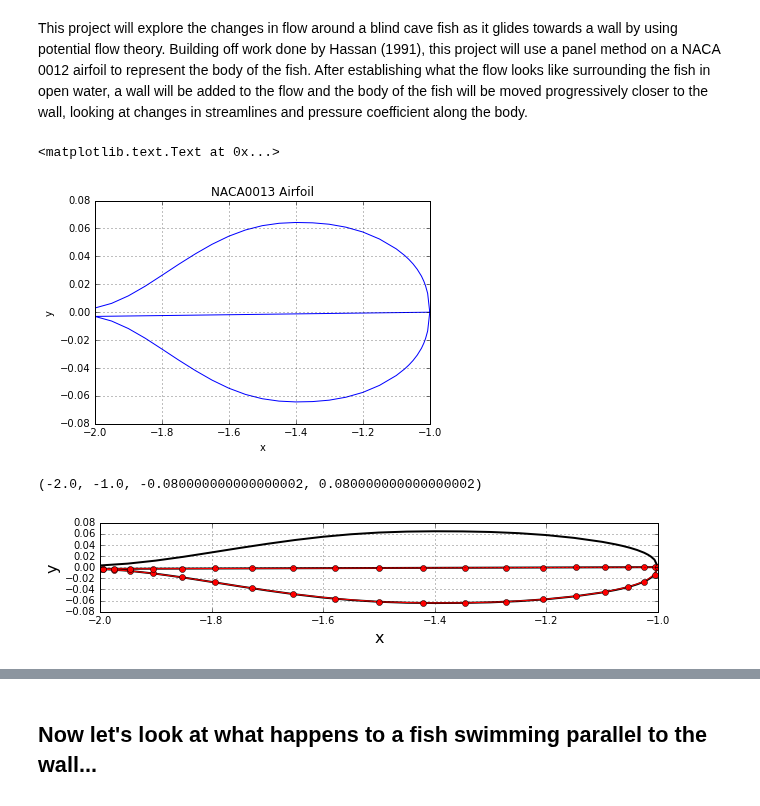
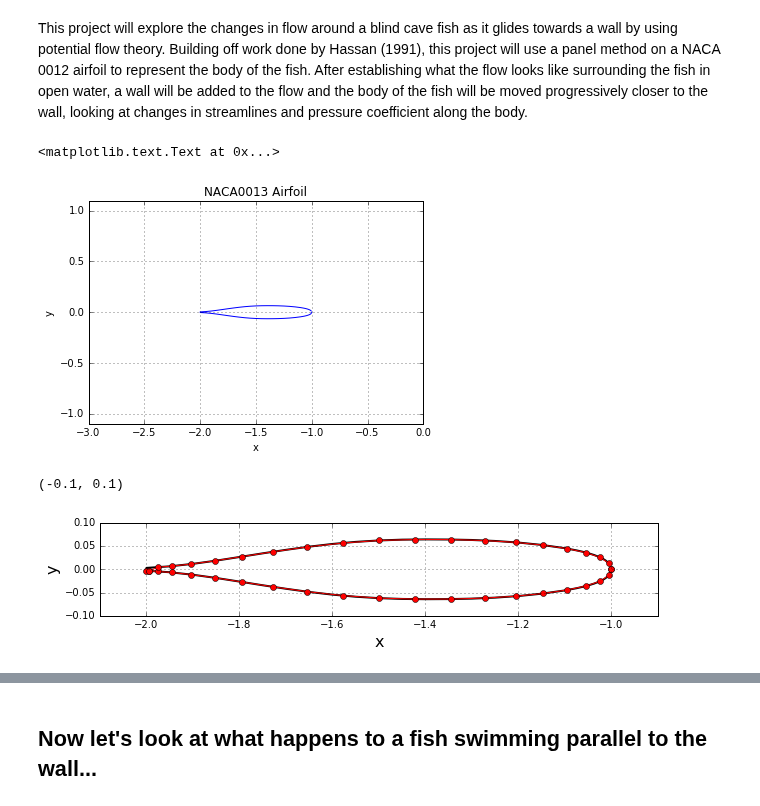
Before and after one commit to barbagroup/AeroPython-studentprojects2017, a Jupyter notebook: alexabaumer/Baumer_project.ipynb, the cells around one changed output, grey strips where cells are left out. Drawn from its saved outputs; the diff is of its cells as text; code cells hidden in the pictures.

```diff
--- a/alexabaumer/Baumer_project.ipynb
+++ b/alexabaumer/Baumer_project.ipynb
@@ -19,25 +19,27 @@ from matplotlib import pyplot
 %matplotlib inline
 # %%
 #Grid information
-N = 200
+Ng = 100
 x_start, x_end = -2.5, 2.5
 y_start, y_end = -2.0, 2.0
-x = numpy.linspace(x_start, x_end, N)
-y = numpy.linspace(y_start, y_end, N)
+x = numpy.linspace(x_start, x_end, Ng)
+y = numpy.linspace(y_start, y_end, Ng)
 X,Y = numpy.meshgrid(x,y)
 
 u_inf = 1.0
 # %%
 #We will import the NACA 0012 airfoil
 
-x, y = numpy.loadtxt('ls013.dat.txt', skiprows=2, usecols=(0,1), unpack=True)
+x, y = numpy.loadtxt('ls013.dat.txt', skiprows=3, usecols=(0,1), unpack=True)
 
 x_airfoil = (-1.0*x)-1.0
 y_airfoil = (-1.0*y)
 
+size=4
+
 pyplot.plot(x_airfoil,y_airfoil)
-#pyplot.xlim(x_start, x_end)
-#pyplot.ylim(y_start, y_end)
+pyplot.ylim(-1.1, 1.1)
+pyplot.xlim(-3.0, 0.0)
 pyplot.grid(True)
 
 pyplot.title('NACA0013 Airfoil')
@@ -45,7 +47,7 @@ pyplot.xlabel('x')
 pyplot.ylabel('y')
 # %% [output]
 <matplotlib.text.Text at 0x...>
-[figure, old version]
+[figure, new version]
 # %%
 #Establish freestream pressure conditions on the fish's body
 # %%
@@ -144,20 +146,20 @@ def define_panels(x, y, N=40):
 # %%
 #Plot
 N = 40
 panels = define_panels(x_airfoil, y_airfoil, N)
 
 width=10
 pyplot.figure(figsize=(width, width))
 pyplot.grid()
 pyplot.xlabel('x', fontsize=16)
 pyplot.ylabel('y', fontsize=16)
 pyplot.plot(x_airfoil, y_airfoil, color='k', linestyle='-', linewidth=2)
 pyplot.plot(numpy.append([panel.xa for panel in panels], panels[0].xa),
            numpy.append([panel.ya for panel in panels], panels[0].ya),
            linestyle='-', linewidth=1, marker='o', markersize=6, color='r')
 pyplot.axis('scaled', adjustable='box')
-#pyplot.xlim(-0.1, 1.1)
-#pyplot.ylim(-0.1, 0.1)
+pyplot.xlim(-2.1, -0.9)
+pyplot.ylim(-0.1, 0.1)
 # %% [output]
-(-2.0, -1.0, -0.080000000000000002, 0.080000000000000002)
+(-0.1, 0.1)
-[figure, old version]
+[figure, new version]
```
Also changed, not shown: parts of 18 cells of this notebook, 2 other files.
